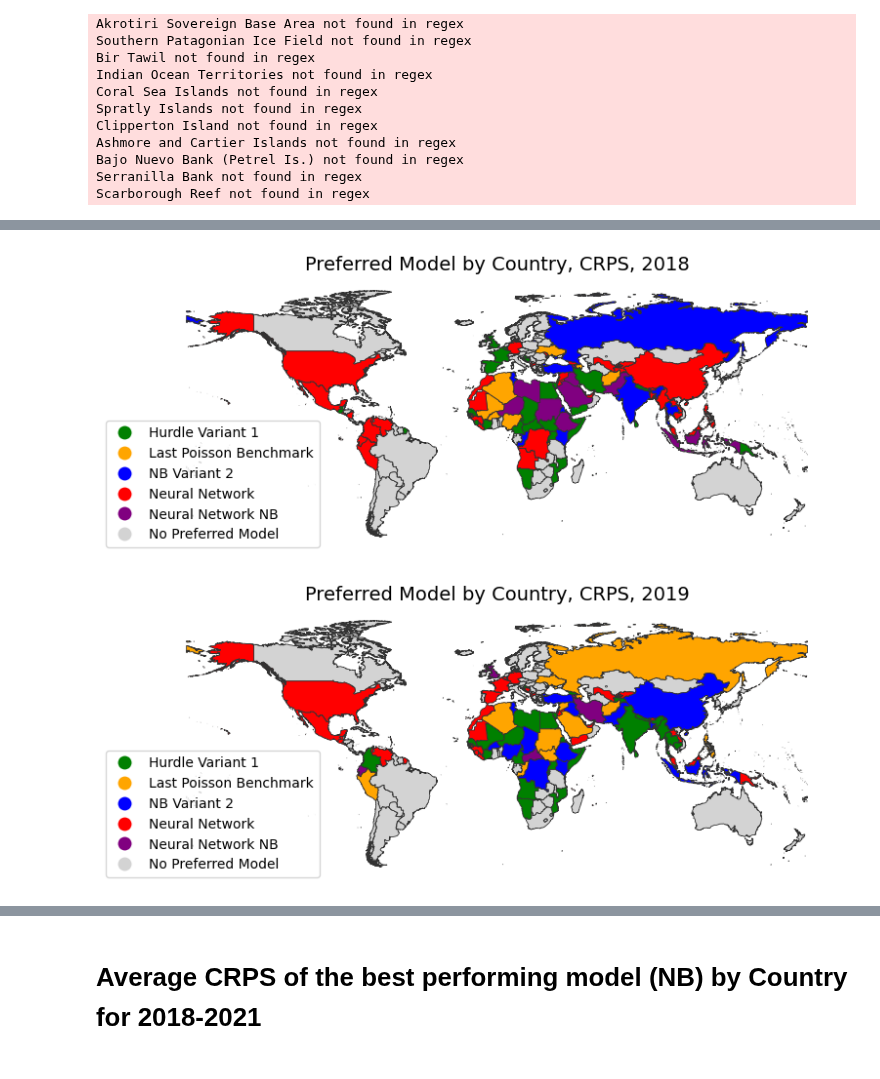
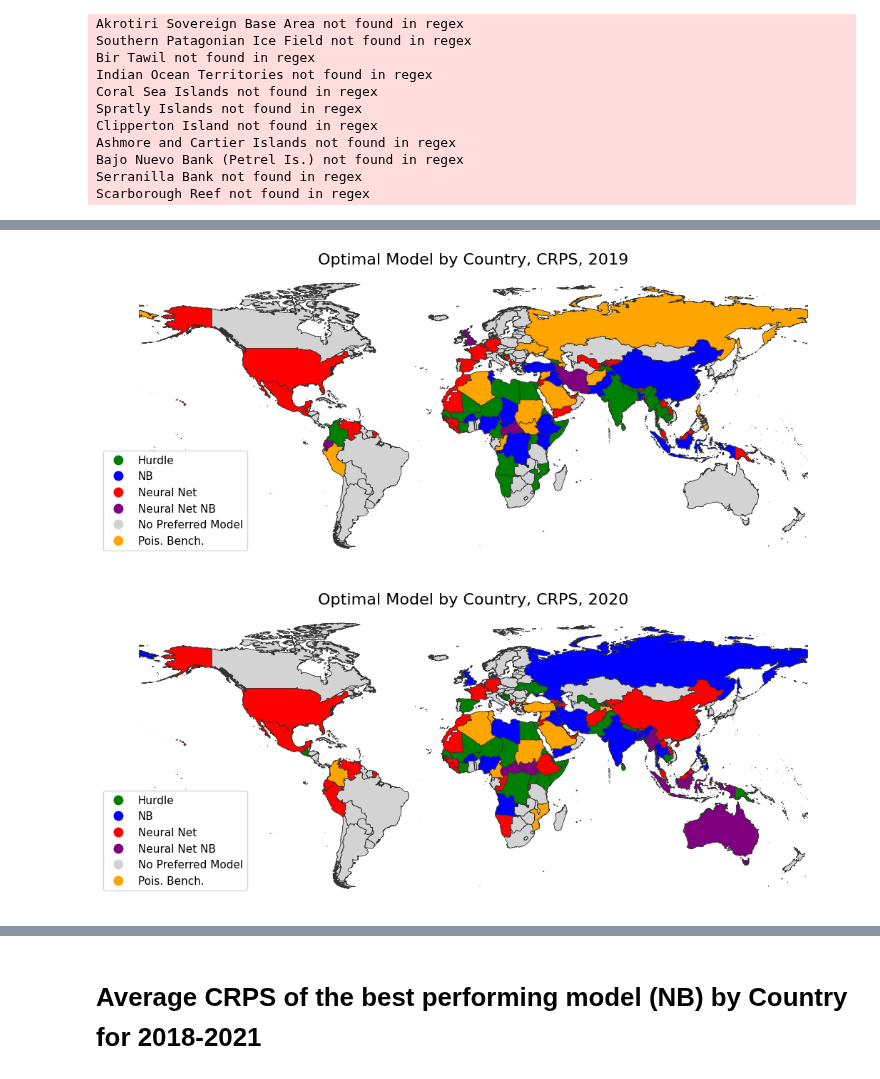
Before and after one commit to toboden/ConflictPredProbabilistic, a Jupyter notebook: plots_model_comp/prediction_plots.ipynb, the cells around one changed output, grey strips where cells are left out. Drawn from its saved outputs; the diff is of its cells as text; code cells hidden in the pictures.

```diff
--- a/plots_model_comp/prediction_plots.ipynb
+++ b/plots_model_comp/prediction_plots.ipynb
@@ -1042,44 +1225,44 @@ import matplotlib as mpl
 import pylab as plt
 import matplotlib.colors as mcolors
 
-merged_df_18 = pd.merge(left=geo_df, right=df_best_model_dict['2018'], how='right', left_on='iso2_code', right_on='code')
-df = merged_df_18.drop(['code'], axis=1)
+merged_df_19 = pd.merge(left=geo_df, right=df_best_model_dict['2019'], how='right', left_on='iso2_code', right_on='code')
+df = merged_df_19.drop(['code'], axis=1)
 
-colors = ['green','orange','blue','red','purple', 'lightgrey']
+colors = ['green','blue','red','purple','lightgrey', 'orange']
 
 cmap = mcolors.ListedColormap(colors)
 
-fig, ax = plt.subplots(1, figsize=(8,7))
+fig, ax = plt.subplots(1, figsize=(11,7))
 df.plot(column='best_model', categorical=True, cmap=cmap, linewidth=.6, edgecolor='0.2',
-         legend=True, legend_kwds={'bbox_to_anchor':(.25, 0.5),'fontsize':10,'frameon':True}, ax=ax)
+         legend=True, legend_kwds={'bbox_to_anchor':(.2, 0.4),'fontsize':11,'frameon':True}, ax=ax)
 ax.axis('off')
-ax.set_title('Preferred Model by Country, CRPS, 2018',fontsize=14)
+ax.set_title('Optimal Model by Country, CRPS, 2019',fontsize=16)
 plt.tight_layout()
 # %% [output]
-[figure, old version]
+[figure, new version]
 # %%
 import pandas as pd
 import geopandas as gpd
 import json
 import matplotlib as mpl
 import pylab as plt
 import matplotlib.colors as mcolors
 
-merged_df_19 = pd.merge(left=geo_df, right=df_best_model_dict['2019'], how='right', left_on='iso2_code', right_on='code')
-df = merged_df_19.drop(['code'], axis=1)
+merged_df_20 = pd.merge(left=geo_df, right=df_best_model_dict['2020'], how='right', left_on='iso2_code', right_on='code')
+df = merged_df_20.drop(['code'], axis=1)
 
-colors = ['green','orange','blue','red','purple', 'lightgrey']
+colors = ['green','blue','red','purple','lightgrey', 'orange']
 
 cmap = mcolors.ListedColormap(colors)
 
-fig, ax = plt.subplots(1, figsize=(8,7))
+fig, ax = plt.subplots(1, figsize=(11,7))
 df.plot(column='best_model', categorical=True, cmap=cmap, linewidth=.6, edgecolor='0.2',
-         legend=True, legend_kwds={'bbox_to_anchor':(.25, 0.5),'fontsize':10,'frameon':True}, ax=ax)
+         legend=True, legend_kwds={'bbox_to_anchor':(.2, 0.4),'fontsize':11,'frameon':True}, ax=ax)
 ax.axis('off')
-ax.set_title('Preferred Model by Country, CRPS, 2019',fontsize=14)
+ax.set_title('Optimal Model by Country, CRPS, 2020',fontsize=16)
 plt.tight_layout()
 # %% [output]
-[figure, old version]
+[figure, new version]
 # %%
 import pandas as pd
 import geopandas as gpd
```
Also changed, not shown: parts of 22 cells of this notebook, 4 other files.
